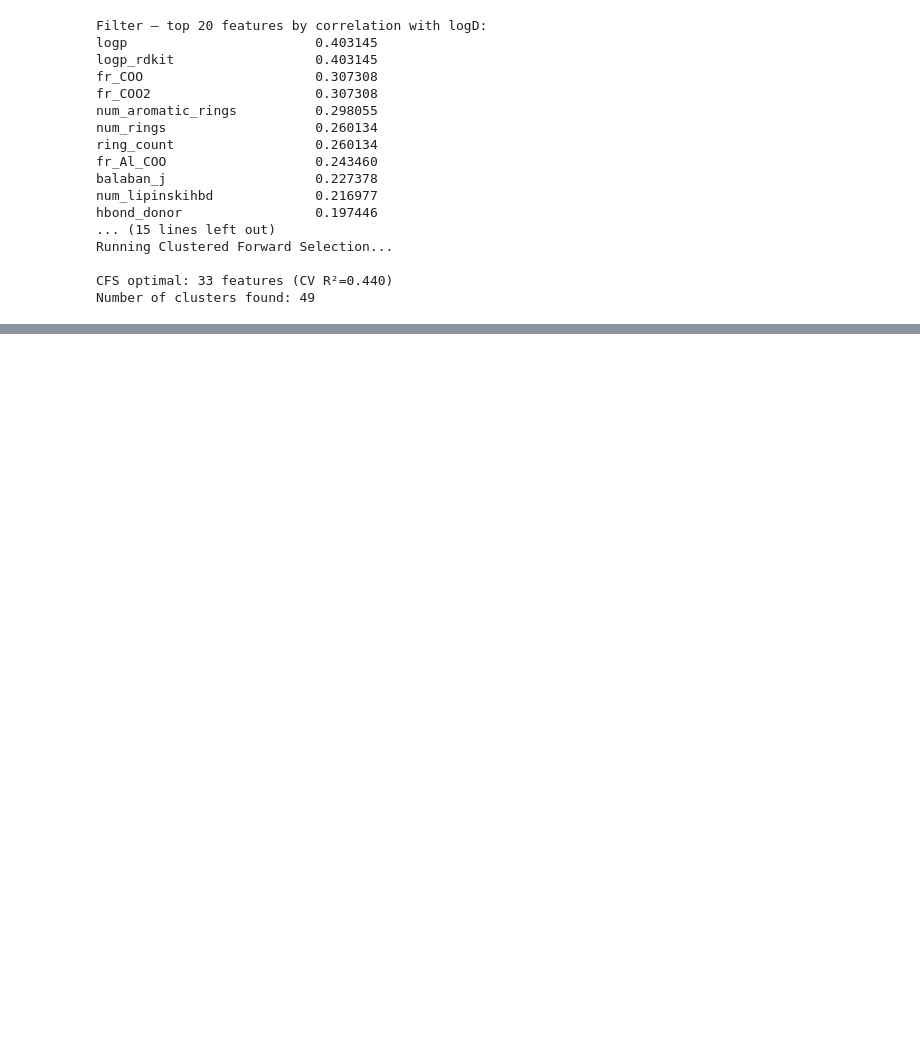
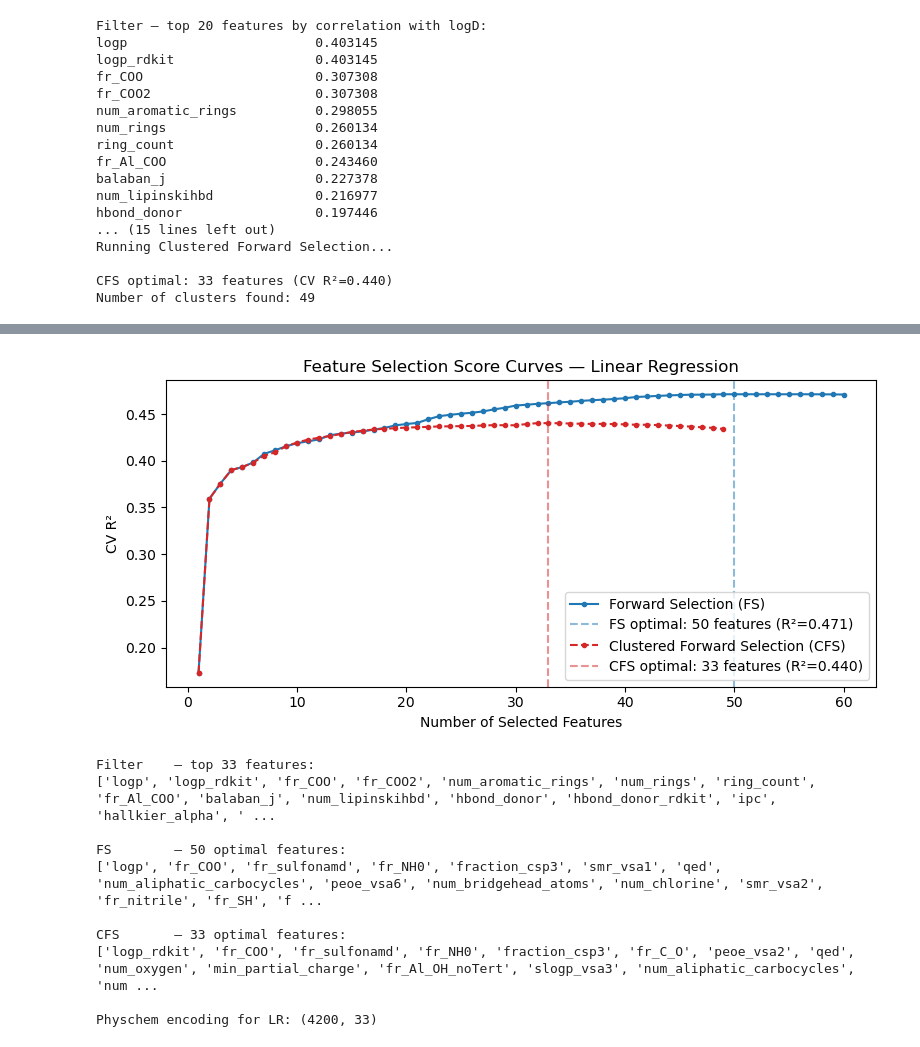
Before and after one commit to ambiddisco/ML4DD-lipophilicity, a Jupyter notebook: Lipophilicity.ipynb, the cells around one changed output, grey strips where cells are left out. Cells and saved outputs as stored; diff of their text form; code cells hidden in the pictures; blank space fills up the shorter version.

```diff
--- a/Lipophilicity.ipynb
+++ b/Lipophilicity.ipynb
@@ -1313,0 +1650,44 @@ graph to see how the number of descriptor affects the perormance
+# %%
+# ── Step 3: Score Curves & Final Selection ────────────────────────────────────
+
+# Score curves
+fig, ax = plt.subplots(figsize=(8, 4))
+ax.plot(range(1, len(scores_fs) + 1), scores_fs,
+        marker='.', label='Forward Selection (FS)', color='tab:blue')
+ax.axvline(opt_nr_var_fs, color='tab:blue', linestyle='--', alpha=0.5,
+           label=f'FS optimal: {opt_nr_var_fs} features (R²={scores_fs[opt_nr_var_fs-1]:.3f})')
+ax.plot(range(1, len(scores_cfs) + 1), scores_cfs,
+        marker='.', linestyle='--',
+        label='Clustered Forward Selection (CFS)', color='tab:red')
+ax.axvline(opt_nr_var_cfs, color='tab:red', linestyle='--', alpha=0.5,
+           label=f'CFS optimal: {opt_nr_var_cfs} features (R²={scores_cfs[opt_nr_var_cfs-1]:.3f})')
+ax.set_xlabel('Number of Selected Features')
+ax.set_ylabel('CV R²')
+ax.set_title('Feature Selection Score Curves — Linear Regression')
+ax.legend()
+plt.tight_layout()
+plt.show()
+
+# Print selected features
+print(f"Filter    — top {opt_nr_var_cfs} features:")
+print(selected_filter[:opt_nr_var_cfs])
+print(f"\nFS        — {opt_nr_var_fs} optimal features:")
+print(best_selected_fs)
+print(f"\nCFS       — {opt_nr_var_cfs} optimal features:")
+print(best_selected_cfs)
+
+# Store CFS selected features for Linear Regression
+df_physchem_selected_lr = df_physchem_ext[best_selected_cfs]
+print(f"\nPhyschem encoding for LR: {df_physchem_selected_lr.shape}")
+# %% [output]
+[figure, added]
+Filter    — top 33 features:
+['logp', 'logp_rdkit', 'fr_COO', 'fr_COO2', 'num_aromatic_rings', 'num_rings', 'ring_count', 'fr_Al_COO', 'balaban_j', 'num_lipinskihbd', 'hbond_donor', 'hbond_donor_rdkit', 'ipc', 'hallkier_alpha', ' ...
+
+FS        — 50 optimal features:
+['logp', 'fr_COO', 'fr_sulfonamd', 'fr_NH0', 'fraction_csp3', 'smr_vsa1', 'qed', 'num_aliphatic_carbocycles', 'peoe_vsa6', 'num_bridgehead_atoms', 'num_chlorine', 'smr_vsa2', 'fr_nitrile', 'fr_SH', 'f ...
+
+CFS       — 33 optimal features:
+['logp_rdkit', 'fr_COO', 'fr_sulfonamd', 'fr_NH0', 'fraction_csp3', 'fr_C_O', 'peoe_vsa2', 'qed', 'num_oxygen', 'min_partial_charge', 'fr_Al_OH_noTert', 'slogp_vsa3', 'num_aliphatic_carbocycles', 'num ...
+
+Physchem encoding for LR: (4200, 33)
```
Also changed, not shown: parts of 74 cells of this notebook, 2 other files.
